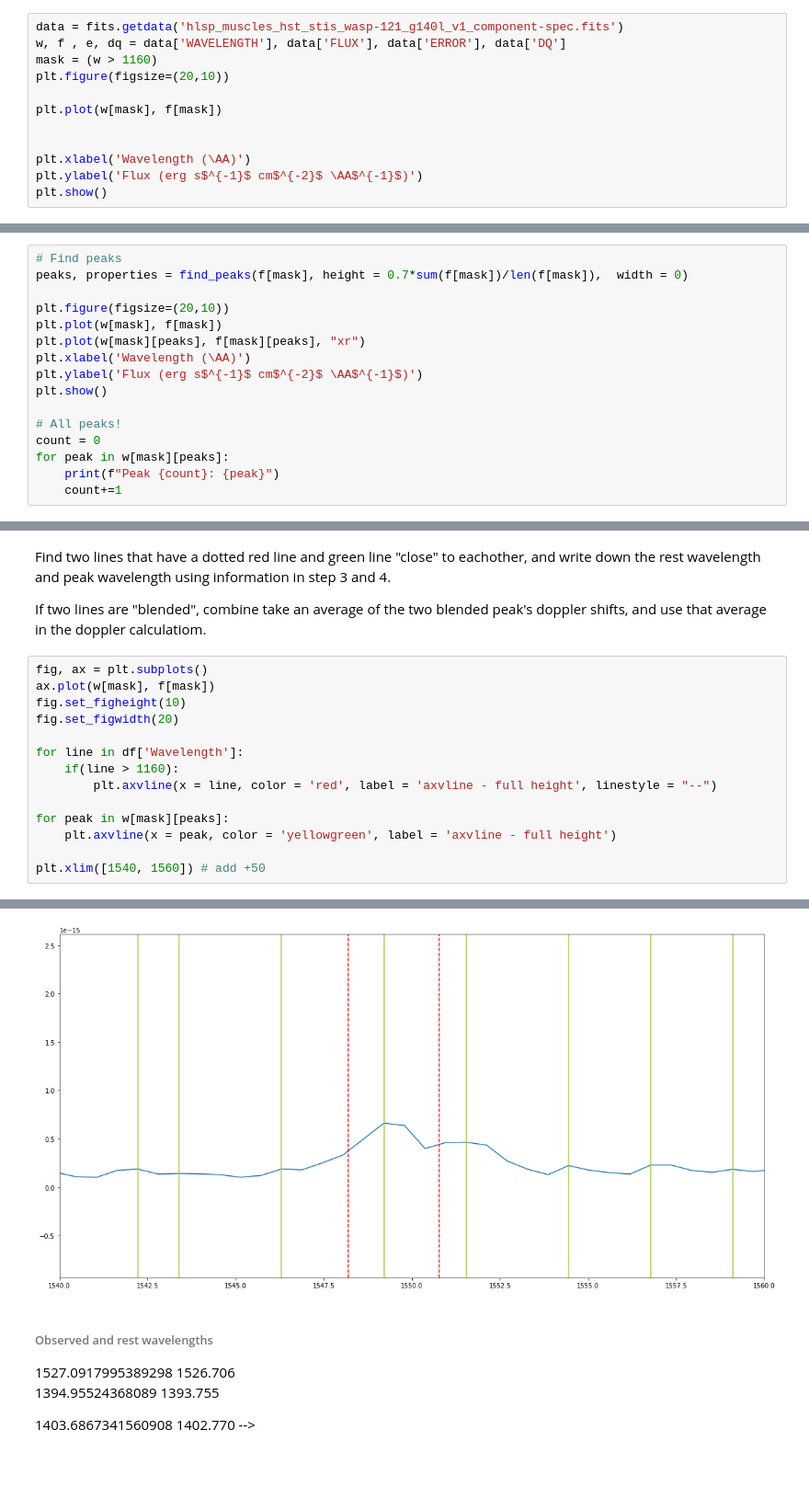
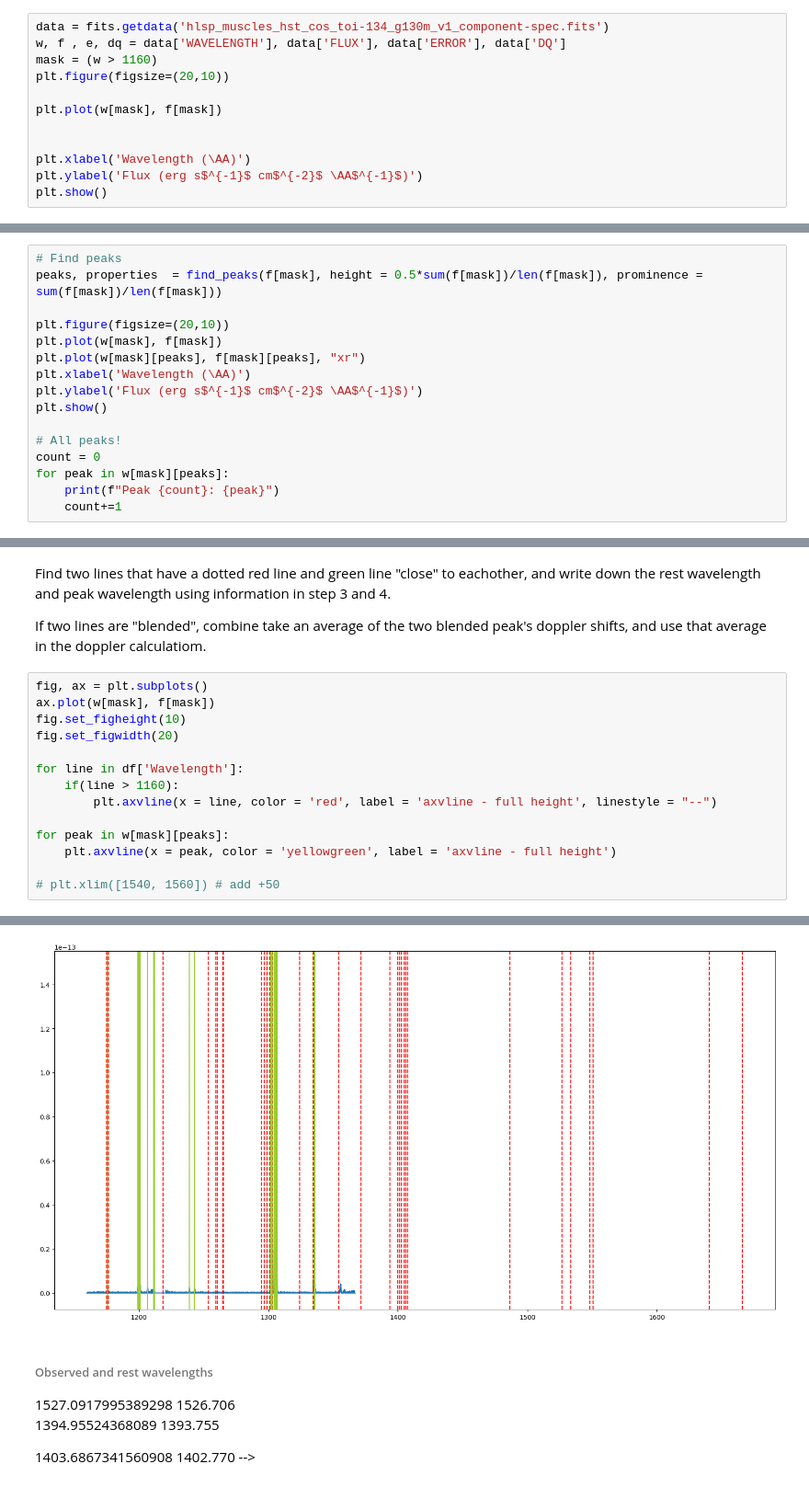
Before and after one commit to bellalongo/Star-Emission-Line-Flux, a Jupyter notebook: TOI-134/toi-134.ipynb, the cells around one changed output, grey strips where cells are left out. Shown at 92% size. Cells and saved outputs as stored; diff of their text form.

```diff
--- a/TOI-134/toi-134.ipynb
+++ b/TOI-134/toi-134.ipynb
@@ -22,7 +22,7 @@ from astropy.table import QTable, Table, Column
 # %% [markdown]
 <h3>2. Fetch data </h3>
 # %%
-data = fits.getdata('hlsp_muscles_hst_stis_wasp-121_g140l_v1_component-spec.fits')
+data = fits.getdata('hlsp_muscles_hst_cos_toi-134_g130m_v1_component-spec.fits')
 w, f , e, dq = data['WAVELENGTH'], data['FLUX'], data['ERROR'], data['DQ']
 mask = (w > 1160)
 plt.figure(figsize=(20,10))
@@ -39,7 +40,7 @@ plt.show()
 <h3>3. Find peaks</h3>
 # %%
 # Find peaks
-peaks, properties = find_peaks(f[mask], height = 0.7*sum(f[mask])/len(f[mask]),  width = 0)
+peaks, properties  = find_peaks(f[mask], height = 0.5*sum(f[mask])/len(f[mask]), prominence = sum(f[mask])/len(f[mask]))
 
 plt.figure(figsize=(20,10))
 plt.plot(w[mask], f[mask])
@@ -115,5 +116,5 @@ for line in df['Wavelength']:
 for peak in w[mask][peaks]:
     plt.axvline(x = peak, color = 'yellowgreen', label = 'axvline - full height')
 
-plt.xlim([1540, 1560]) # add +50
+# plt.xlim([1540, 1560]) # add +50
 # %% [output]
@@ -121,4 +121,4 @@ plt.xlim([1540, 1560]) # add +50
-[figure, old version]
+[figure, new version]
 # %% [markdown]
 <h6>Observed and rest wavelengths </h6>
 1527.0917995389298 1526.706
```
Also changed, not shown: parts of 3 cells of this notebook.
